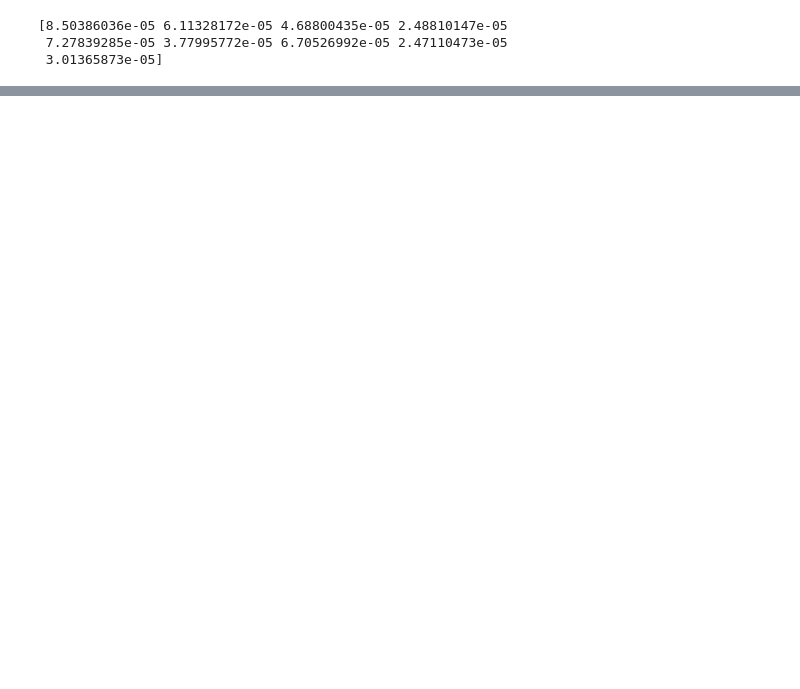
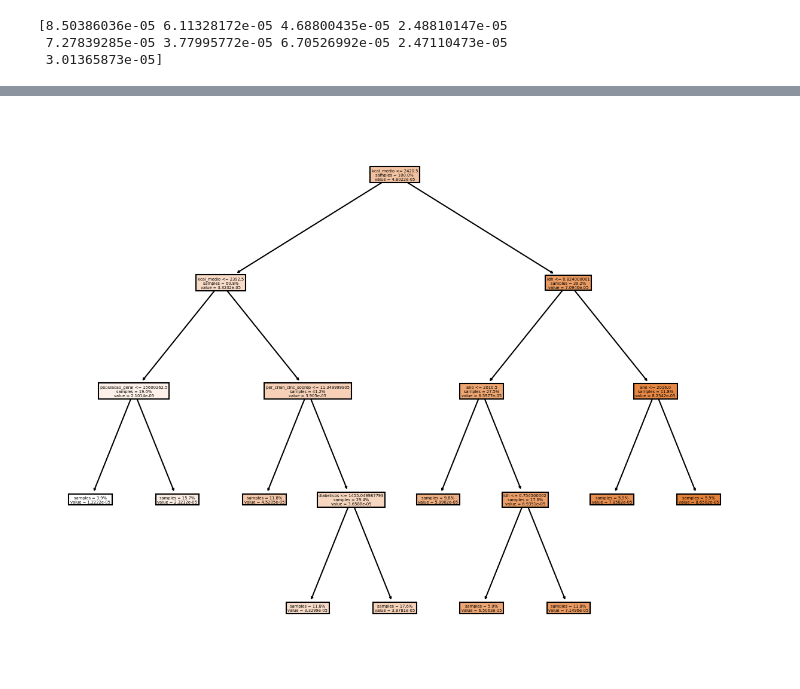
Before and after one commit to barbaraperez/Estudo-do-diabetes, a Jupyter notebook: machine_learning.ipynb, the cells around one changed output, grey strips where cells are left out. Saved outputs shown, nothing was run; the diff lists cells and outputs as text; code cells hidden in the pictures; blank space fills up the shorter version.

```diff
--- a/machine_learning.ipynb
+++ b/machine_learning.ipynb
@@ -462,0 +503,9 @@ from sklearn.metrics import mean_squared
+# %%
+from sklearn.metrics import mean_squared_error
+
+y_verdadeiro = y_teste
+y_previsao = modelo_knn.predict(X_teste)
+
+RMSE = mean_squared_error(y_verdadeiro, y_previsao, squared=False)
+
+print(f"O RMSE do modelo k-NN for de {RMSE}.")
@@ -478,3 +567,12 @@ print(previsao)
 [8.50386036e-05 6.11328172e-05 4.68800435e-05 2.48810147e-05
  7.27839285e-05 3.77995772e-05 6.70526992e-05 2.47110473e-05
  3.01365873e-05]
+# %%
+from sklearn.metrics import mean_squared_error
+
+y_verdadeiro = y_teste
+y_previsao = modelo_dt.predict(X_teste)
+
+RMSE = mean_squared_error(y_verdadeiro, y_previsao, squared=False)
+
+print(f"O RMSE do modelo árvore de decisão foi de {RMSE} porcentagem de diabéticos por milhar (normalizado).")
@@ -505,0 +640,34 @@ NameError: ignored
+# %%
+from matplotlib import pyplot as plt
+from sklearn import tree
+
+# cria e treina o modelo
+modelo_dt = DecisionTreeRegressor(
+    max_leaf_nodes=10,
+    random_state=Semente_Aleatoria,
+)
+modelo_dt.fit(X_treino, y_treino)
+
+# cria os objetos de figura e eixo
+fig, axe = plt.subplots(
+    ncols=1,
+    nrows=1,
+    figsize=(10, 8),
+    dpi=150,
+)
+
+# plota o grafo da árvore de decisão
+tree.plot_tree(
+    modelo_dt,
+    feature_names=features,
+    ax=axe,
+    impurity=False,
+    filled=True,
+    proportion=True,
+    precision=9,
+)
+
+# mostra o plot para o usuário
+plt.show()
+# %% [output]
+[figure, added]
```
Also changed, not shown: parts of 58 cells of this notebook.
